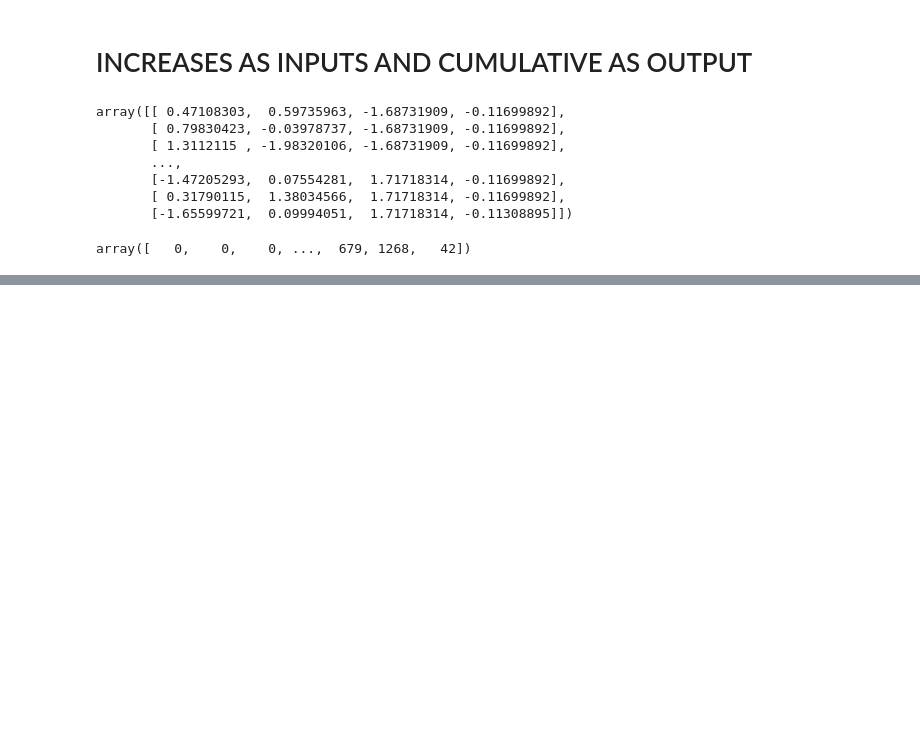
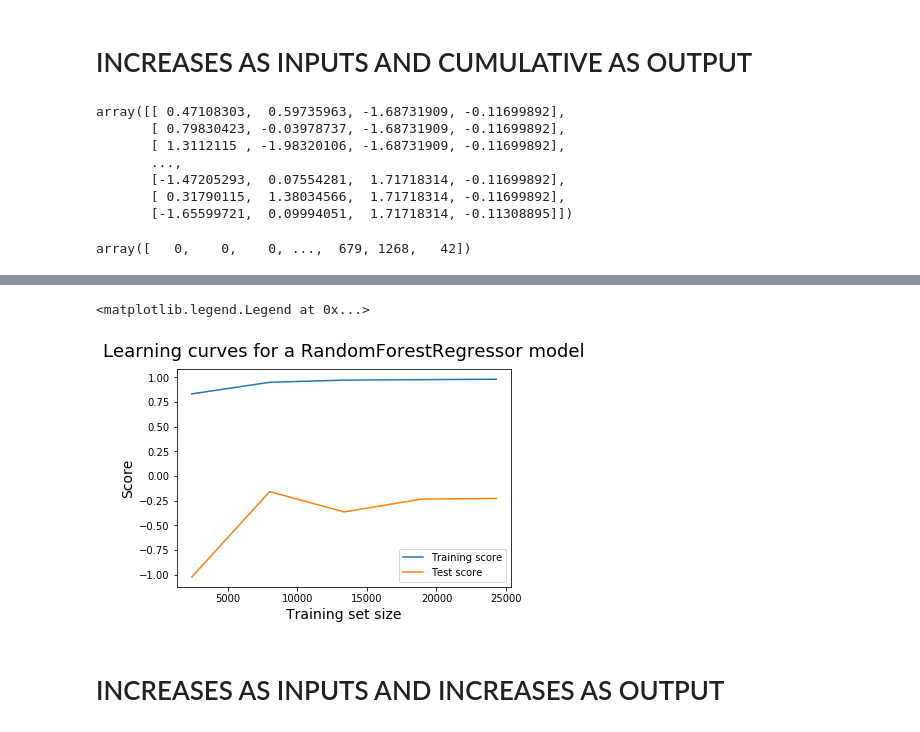
Before and after one commit to EduRibeiro00/CovidForecast-feup-iart, a Jupyter notebook: proj2/covid_analysis_rf.ipynb, the cells around one changed output, grey strips where cells are left out. Cells and saved outputs as stored; diff of their text form; code cells hidden in the pictures; blank space fills up the shorter version.

```diff
--- a/proj2/covid_analysis_rf.ipynb
+++ b/proj2/covid_analysis_rf.ipynb
@@ -761,0 +781,33 @@ ValueError: Number of features of the model must match the input. Model n_featur
+# %%
+# learning curve (TODO)
+rf_estimator_2 = RandomForestRegressor(bootstrap=True, ccp_alpha=0.0, criterion='mse',
+                      max_depth=100, max_features=3, max_leaf_nodes=None,
+                      max_samples=None, min_impurity_decrease=0.0,
+                      min_impurity_split=None, min_samples_leaf=3,
+                      min_samples_split=8, min_weight_fraction_leaf=0.0,
+                      n_estimators=100, n_jobs=None, oob_score=False,
+                      random_state=None, verbose=0, warm_start=False)
+
+train_sizes, train_scores, test_scores = learning_curve(estimator=rf_estimator, X=inputs, y=outputs,
+                                       groups=None,
+                                       train_sizes=np.array([0.1, 0.33, 0.55, 0.78, 1. ]),
+                                       cv=None, scoring=None, exploit_incremental_learning=False,
+                                       n_jobs=None, pre_dispatch='all', verbose=0, shuffle=True,
+                                       random_state=None, error_score=np.nan, return_times=False)
+
+train_scores_mean = train_scores.mean(axis=1)
+test_scores_mean = test_scores.mean(axis=1)
+
+plt.plot(train_sizes, train_scores_mean, label='Training score')
+plt.plot(train_sizes, test_scores_mean, label='Test score')
+
+plt.ylabel('Score', fontsize=14)
+plt.xlabel('Training set size', fontsize=14)
+title = 'Learning curves for a ' + str(rf_estimator_2).split('(')[0] + ' model'
+plt.title(title, fontsize=18, y=1.03)
+plt.legend()
+# %% [output]
+<matplotlib.legend.Legend at 0x...>
+[figure, added]
+# %% [markdown]
+# INCREASES AS INPUTS AND INCREASES AS OUTPUT
```
Also changed, not shown: parts of 5 cells of this notebook.
